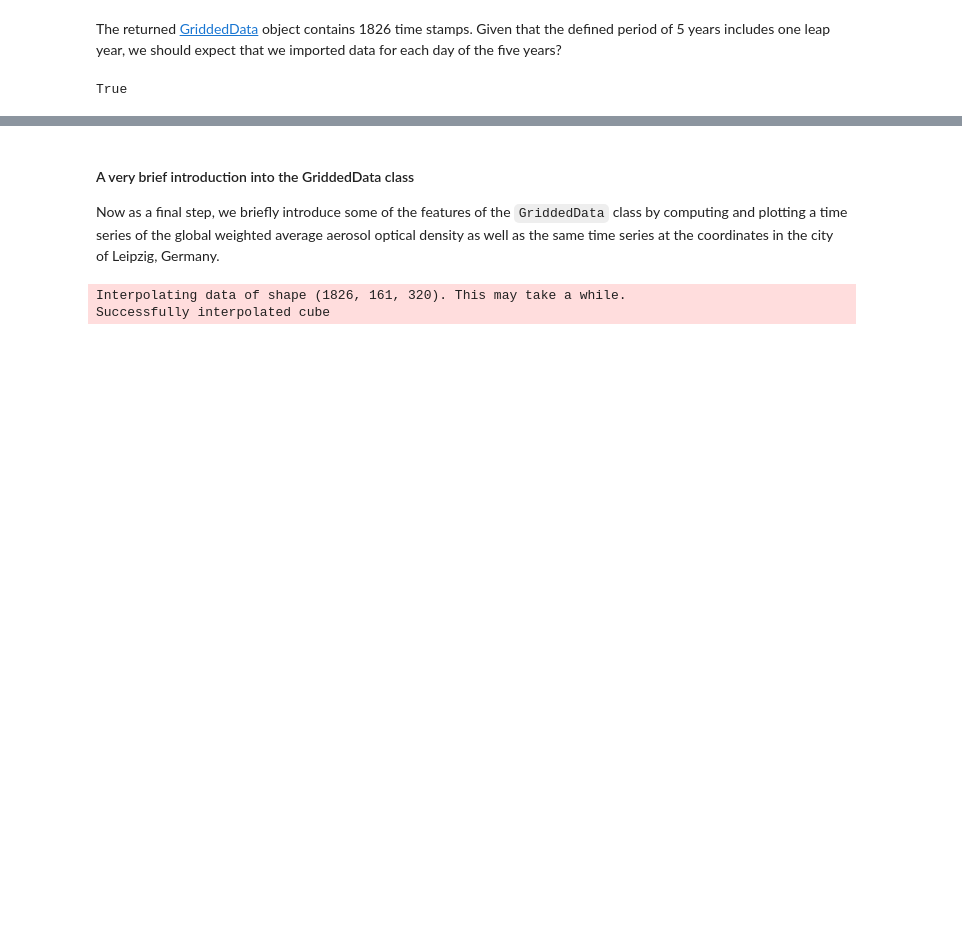
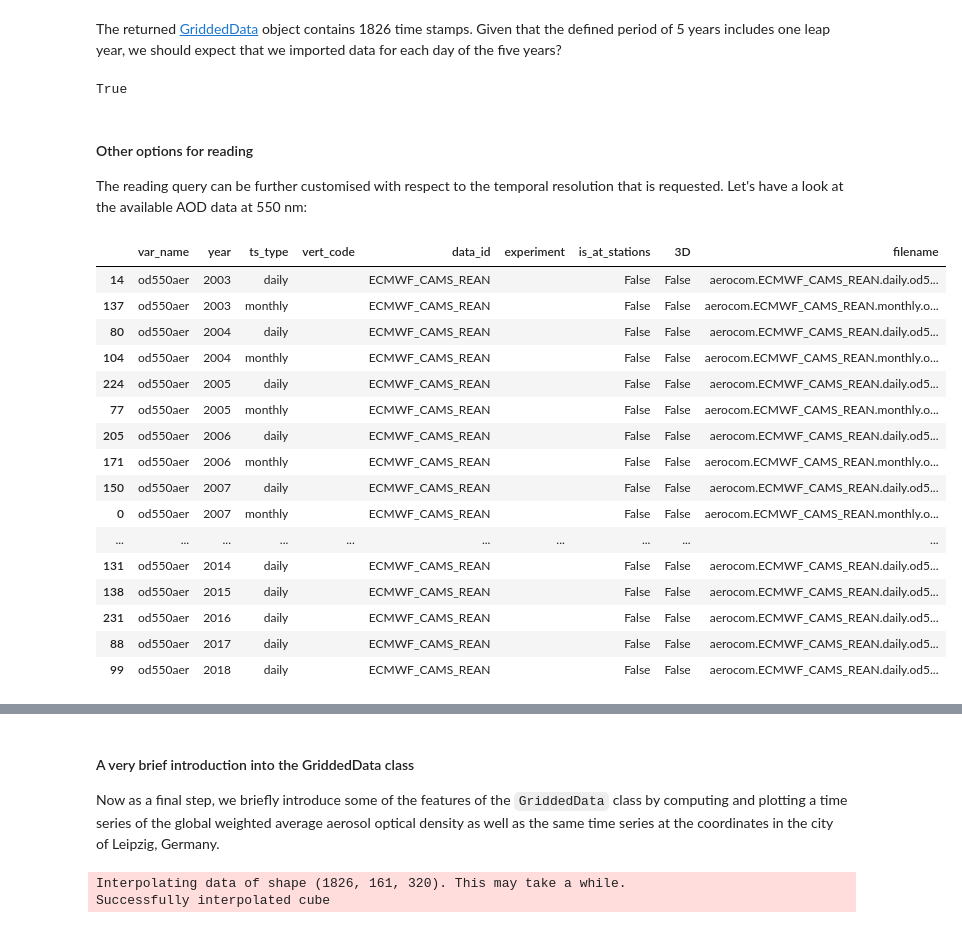
Before and after one commit to metno/pyaerocom-tutorials, a Jupyter notebook: notebooks/tut02_intro_class_ReadGridded.ipynb, the cells around one changed output, grey strips where cells are left out. Cells and saved outputs as stored; diff of their text form; code cells hidden in the pictures; blank space fills up the shorter version.

```diff
--- a/notebooks/tut02_intro_class_ReadGridded.ipynb
+++ b/notebooks/tut02_intro_class_ReadGridded.ipynb
@@ -38,8 +38,6 @@ Expired time: 0.016 s
 # %% [markdown]
 ### Create instance of `ReadGridded` class
 # %%
-reader = pya.io.ReadGridded(data_id="ECMWF_CAMS_REAN",
-                            start="1-1-2003",
-                            stop="31-12-2007")
+reader = pya.io.ReadGridded(data_id="ECMWF_CAMS_REAN")
 print(reader)
 # %% [output]
@@ -131,3 +143,27 @@ The returned [GriddedData](http://aerocom.met.no/pyaerocom/api.html#pyaerocom.gr
 print(1826 == 5*365+1)
 # %% [output]
 True
+# %% [markdown]
+#### Other options for reading
+
+The reading query can be further customised with respect to the temporal resolution that is requested. Let's have a look at the available AOD data at 550 nm:
+# %%
+reader.filter_files(var_name='od550aer')
+# %% [output]
+|  | var_name | year | ts_type | vert_code | data_id | experiment | is_at_stations | 3D | filename |
+| 14 | od550aer | 2003 | daily |  | ECMWF_CAMS_REAN |  | False | False | aerocom.ECMWF_CAMS_REAN.daily.od5... |
+| 137 | od550aer | 2003 | monthly |  | ECMWF_CAMS_REAN |  | False | False | aerocom.ECMWF_CAMS_REAN.monthly.o... |
+| 80 | od550aer | 2004 | daily |  | ECMWF_CAMS_REAN |  | False | False | aerocom.ECMWF_CAMS_REAN.daily.od5... |
+| 104 | od550aer | 2004 | monthly |  | ECMWF_CAMS_REAN |  | False | False | aerocom.ECMWF_CAMS_REAN.monthly.o... |
+| 224 | od550aer | 2005 | daily |  | ECMWF_CAMS_REAN |  | False | False | aerocom.ECMWF_CAMS_REAN.daily.od5... |
+| 77 | od550aer | 2005 | monthly |  | ECMWF_CAMS_REAN |  | False | False | aerocom.ECMWF_CAMS_REAN.monthly.o... |
+| 205 | od550aer | 2006 | daily |  | ECMWF_CAMS_REAN |  | False | False | aerocom.ECMWF_CAMS_REAN.daily.od5... |
+| 171 | od550aer | 2006 | monthly |  | ECMWF_CAMS_REAN |  | False | False | aerocom.ECMWF_CAMS_REAN.monthly.o... |
+| 150 | od550aer | 2007 | daily |  | ECMWF_CAMS_REAN |  | False | False | aerocom.ECMWF_CAMS_REAN.daily.od5... |
+| 0 | od550aer | 2007 | monthly |  | ECMWF_CAMS_REAN |  | False | False | aerocom.ECMWF_CAMS_REAN.monthly.o... |
+| ... | ... | ... | ... | ... | ... | ... | ... | ... | ... |
+| 131 | od550aer | 2014 | daily |  | ECMWF_CAMS_REAN |  | False | False | aerocom.ECMWF_CAMS_REAN.daily.od5... |
+| 138 | od550aer | 2015 | daily |  | ECMWF_CAMS_REAN |  | False | False | aerocom.ECMWF_CAMS_REAN.daily.od5... |
+| 231 | od550aer | 2016 | daily |  | ECMWF_CAMS_REAN |  | False | False | aerocom.ECMWF_CAMS_REAN.daily.od5... |
+| 88 | od550aer | 2017 | daily |  | ECMWF_CAMS_REAN |  | False | False | aerocom.ECMWF_CAMS_REAN.daily.od5... |
+| 99 | od550aer | 2018 | daily |  | ECMWF_CAMS_REAN |  | False | False | aerocom.ECMWF_CAMS_REAN.daily.od5... |
```
Also changed, not shown: parts of 17 cells of this notebook, 12 other files.
